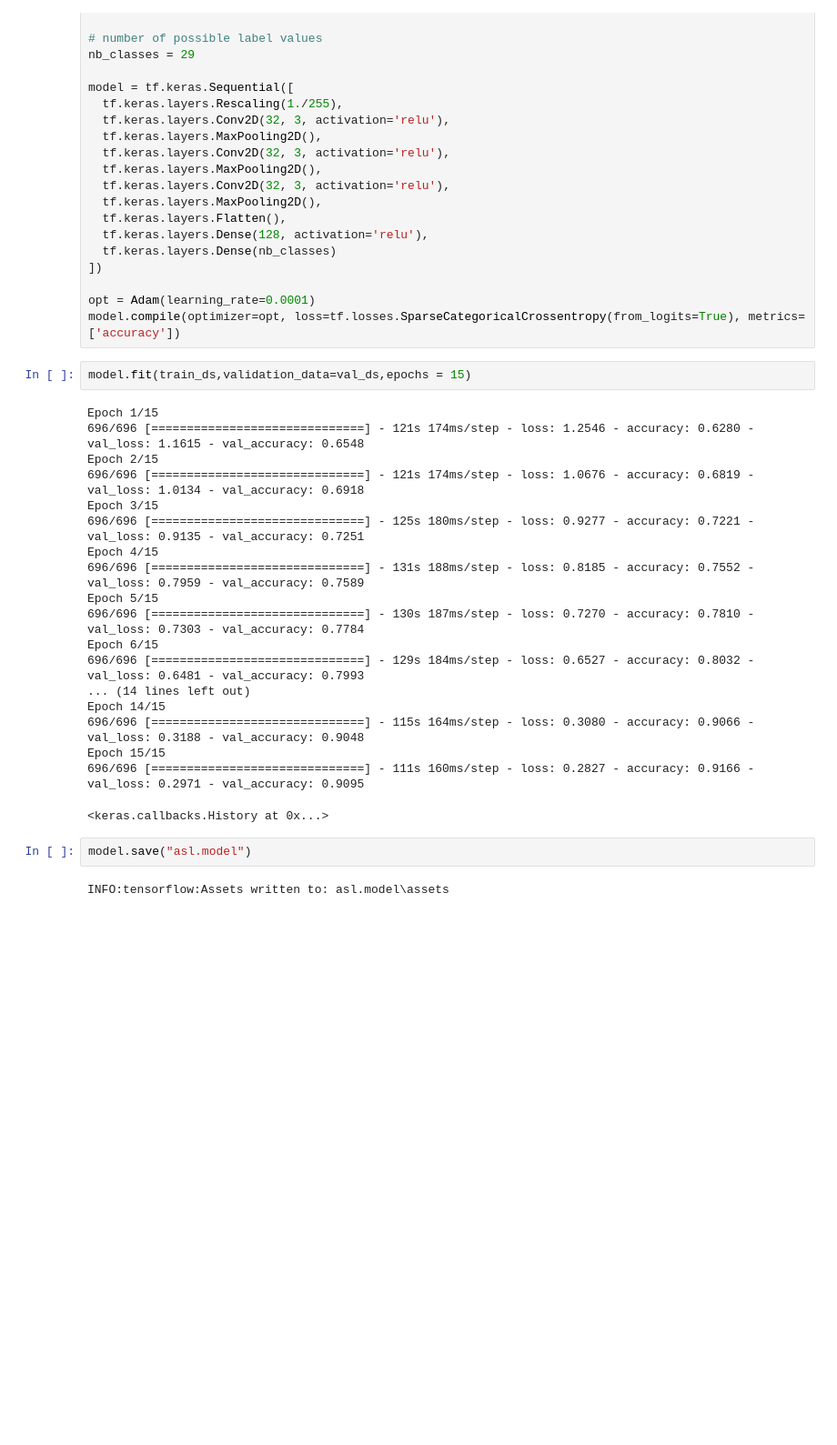
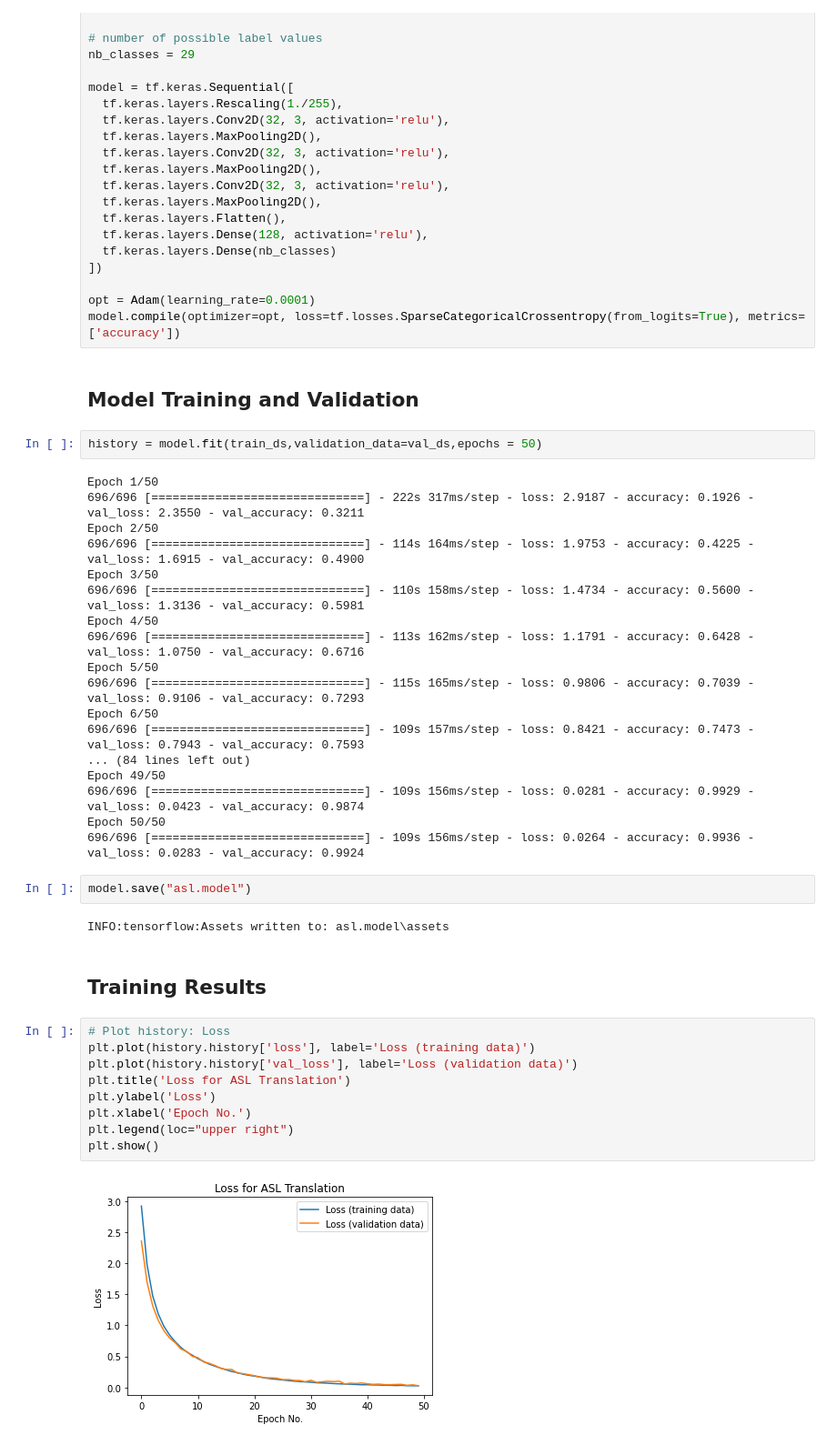
Before and after one commit to Jeremy-Vidaurri/ASL-Translator, a Jupyter notebook: Att2.ipynb, the cells around one changed output. Shown: that part at 91% size. Cells and saved outputs as stored; diff of their text form; blank space fills up the shorter version.

Commit message:
More training
Update the model with more training and clean up the Notebook.

```diff
--- a/Att2.ipynb
+++ b/Att2.ipynb
@@ -85,28 +81,42 @@ model = tf.keras.Sequential([
 
 opt = Adam(learning_rate=0.0001)
 model.compile(optimizer=opt, loss=tf.losses.SparseCategoricalCrossentropy(from_logits=True), metrics=['accuracy'])
+# %% [markdown]
+## Model Training and Validation
 # %%
-model.fit(train_ds,validation_data=val_ds,epochs = 15)
+history = model.fit(train_ds,validation_data=val_ds,epochs = 50)
 # %% [output]
-Epoch 1/15
-696/696 [==============================] - 121s 174ms/step - loss: 1.2546 - accuracy: 0.6280 - val_loss: 1.1615 - val_accuracy: 0.6548
-Epoch 2/15
-696/696 [==============================] - 121s 174ms/step - loss: 1.0676 - accuracy: 0.6819 - val_loss: 1.0134 - val_accuracy: 0.6918
-Epoch 3/15
-696/696 [==============================] - 125s 180ms/step - loss: 0.9277 - accuracy: 0.7221 - val_loss: 0.9135 - val_accuracy: 0.7251
-Epoch 4/15
-696/696 [==============================] - 131s 188ms/step - loss: 0.8185 - accuracy: 0.7552 - val_loss: 0.7959 - val_accuracy: 0.7589
-Epoch 5/15
-696/696 [==============================] - 130s 187ms/step - loss: 0.7270 - accuracy: 0.7810 - val_loss: 0.7303 - val_accuracy: 0.7784
-Epoch 6/15
-696/696 [==============================] - 129s 184ms/step - loss: 0.6527 - accuracy: 0.8032 - val_loss: 0.6481 - val_accuracy: 0.7993
-... (14 lines left out)
-Epoch 14/15
-696/696 [==============================] - 115s 164ms/step - loss: 0.3080 - accuracy: 0.9066 - val_loss: 0.3188 - val_accuracy: 0.9048
-Epoch 15/15
-696/696 [==============================] - 111s 160ms/step - loss: 0.2827 - accuracy: 0.9166 - val_loss: 0.2971 - val_accuracy: 0.9095
+Epoch 1/50
+696/696 [==============================] - 222s 317ms/step - loss: 2.9187 - accuracy: 0.1926 - val_loss: 2.3550 - val_accuracy: 0.3211
+Epoch 2/50
+696/696 [==============================] - 114s 164ms/step - loss: 1.9753 - accuracy: 0.4225 - val_loss: 1.6915 - val_accuracy: 0.4900
+Epoch 3/50
+696/696 [==============================] - 110s 158ms/step - loss: 1.4734 - accuracy: 0.5600 - val_loss: 1.3136 - val_accuracy: 0.5981
+Epoch 4/50
+696/696 [==============================] - 113s 162ms/step - loss: 1.1791 - accuracy: 0.6428 - val_loss: 1.0750 - val_accuracy: 0.6716
+Epoch 5/50
+696/696 [==============================] - 115s 165ms/step - loss: 0.9806 - accuracy: 0.7039 - val_loss: 0.9106 - val_accuracy: 0.7293
+Epoch 6/50
+696/696 [==============================] - 109s 157ms/step - loss: 0.8421 - accuracy: 0.7473 - val_loss: 0.7943 - val_accuracy: 0.7593
+... (84 lines left out)
+Epoch 49/50
+696/696 [==============================] - 109s 156ms/step - loss: 0.0281 - accuracy: 0.9929 - val_loss: 0.0423 - val_accuracy: 0.9874
+Epoch 50/50
+696/696 [==============================] - 109s 156ms/step - loss: 0.0264 - accuracy: 0.9936 - val_loss: 0.0283 - val_accuracy: 0.9924
-<keras.callbacks.History at 0x...>
 # %%
 model.save("asl.model")
 # %% [output]
 INFO:tensorflow:Assets written to: asl.model\assets
+# %% [markdown]
+## Training Results
+# %%
+# Plot history: Loss
+plt.plot(history.history['loss'], label='Loss (training data)')
+plt.plot(history.history['val_loss'], label='Loss (validation data)')
+plt.title('Loss for ASL Translation')
+plt.ylabel('Loss')
+plt.xlabel('Epoch No.')
+plt.legend(loc="upper right")
+plt.show()
+# %% [output]
+[figure, added]
```
Also changed, not shown: parts of 9 cells of this notebook, 4 other files.
